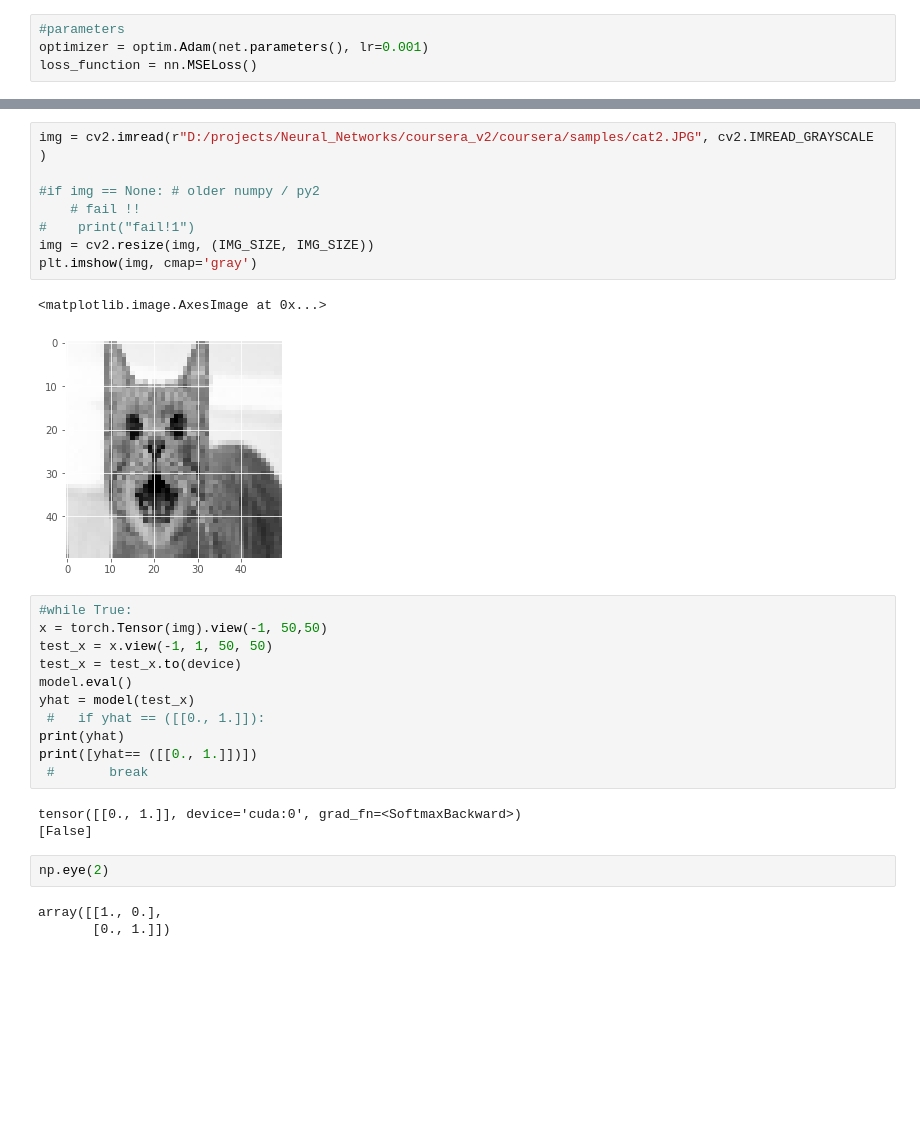
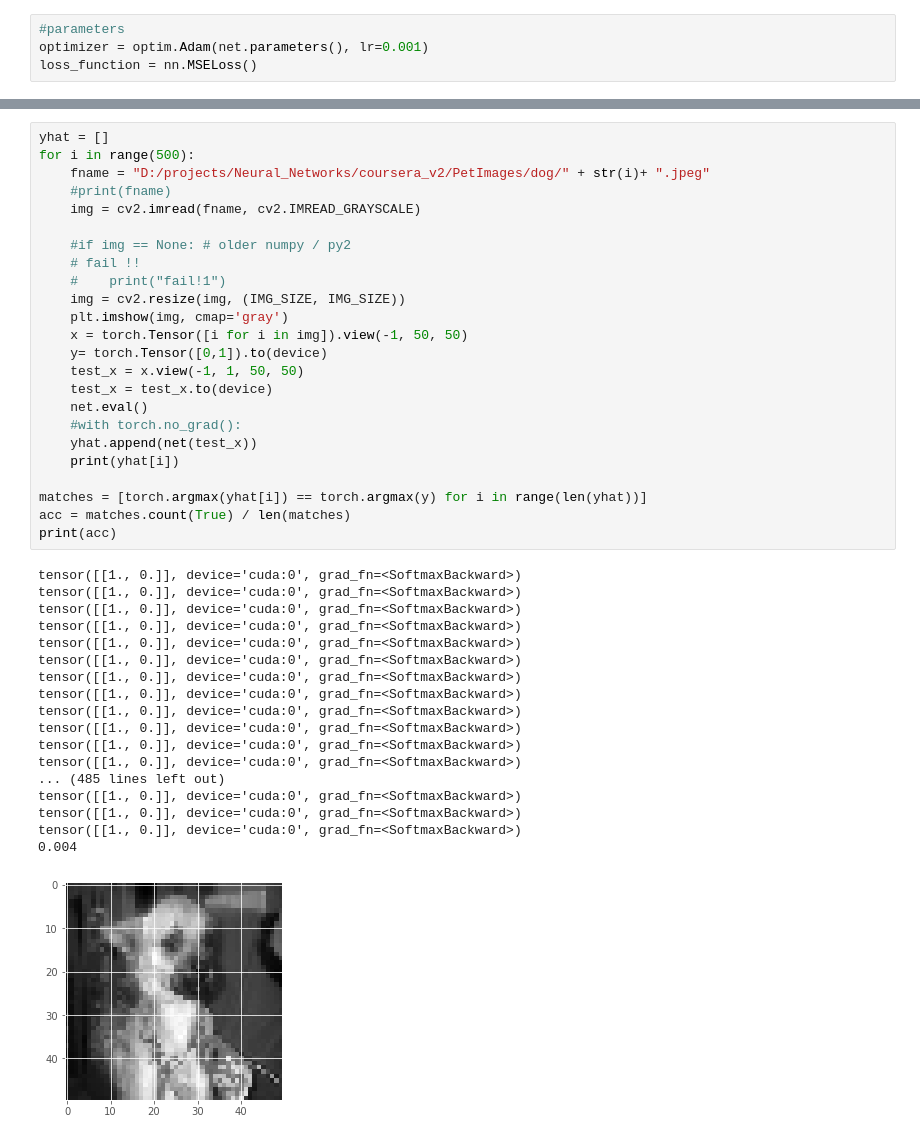
Before and after one commit to yusuftengriverdi/neural_networks, a Jupyter notebook: CNN_Last.ipynb, the cells around one changed output, grey strips where cells are left out. Cells and saved outputs as stored; diff of their text form; blank space fills up the shorter version.

```diff
--- a/CNN_Last.ipynb
+++ b/CNN_Last.ipynb
@@ -533,30 +368,43 @@ tensor([[0., 1.]], device='cuda:0', grad_fn=<SoftmaxBackward>)
-# %%
-img = cv2.imread(r"D:/projects/Neural_Networks/coursera_v2/coursera/samples/cat2.JPG", cv2.IMREAD_GRAYSCALE )
-
-#if img == None: # older numpy / py2
-    # fail !!
-#    print("fail!1")
-img = cv2.resize(img, (IMG_SIZE, IMG_SIZE))
-plt.imshow(img, cmap='gray')
-# %% [output]
-<matplotlib.image.AxesImage at 0x...>
-[figure, removed]
-# %%
-#while True:
-x = torch.Tensor(img).view(-1, 50,50)
-test_x = x.view(-1, 1, 50, 50)
-test_x = test_x.to(device)
-model.eval()
-yhat = model(test_x)
- #   if yhat == ([[0., 1.]]):
-print(yhat)
-print([yhat== ([[0., 1.]])])
- #       break
-# %% [output]
-tensor([[0., 1.]], device='cuda:0', grad_fn=<SoftmaxBackward>)
-[False]
-# %%
-np.eye(2)
-# %% [output]
-array([[1., 0.],
-       [0., 1.]])
+# %%
+yhat = []
+for i in range(500):
+    fname = "D:/projects/Neural_Networks/coursera_v2/PetImages/dog/" + str(i)+ ".jpeg"
+    #print(fname)
+    img = cv2.imread(fname, cv2.IMREAD_GRAYSCALE)
+
+    #if img == None: # older numpy / py2
+    # fail !!
+    #    print("fail!1")
+    img = cv2.resize(img, (IMG_SIZE, IMG_SIZE))
+    plt.imshow(img, cmap='gray')
+    x = torch.Tensor([i for i in img]).view(-1, 50, 50)
+    y= torch.Tensor([0,1]).to(device)
+    test_x = x.view(-1, 1, 50, 50)
+    test_x = test_x.to(device)
+    net.eval()
+    #with torch.no_grad():
+    yhat.append(net(test_x))
+    print(yhat[i])
+
+matches = [torch.argmax(yhat[i]) == torch.argmax(y) for i in range(len(yhat))]
+acc = matches.count(True) / len(matches)
+print(acc)
+# %% [output]
+tensor([[1., 0.]], device='cuda:0', grad_fn=<SoftmaxBackward>)
+tensor([[1., 0.]], device='cuda:0', grad_fn=<SoftmaxBackward>)
+tensor([[1., 0.]], device='cuda:0', grad_fn=<SoftmaxBackward>)
+tensor([[1., 0.]], device='cuda:0', grad_fn=<SoftmaxBackward>)
+tensor([[1., 0.]], device='cuda:0', grad_fn=<SoftmaxBackward>)
+tensor([[1., 0.]], device='cuda:0', grad_fn=<SoftmaxBackward>)
+tensor([[1., 0.]], device='cuda:0', grad_fn=<SoftmaxBackward>)
+tensor([[1., 0.]], device='cuda:0', grad_fn=<SoftmaxBackward>)
+tensor([[1., 0.]], device='cuda:0', grad_fn=<SoftmaxBackward>)
+tensor([[1., 0.]], device='cuda:0', grad_fn=<SoftmaxBackward>)
+tensor([[1., 0.]], device='cuda:0', grad_fn=<SoftmaxBackward>)
+tensor([[1., 0.]], device='cuda:0', grad_fn=<SoftmaxBackward>)
+... (485 lines left out)
+tensor([[1., 0.]], device='cuda:0', grad_fn=<SoftmaxBackward>)
+tensor([[1., 0.]], device='cuda:0', grad_fn=<SoftmaxBackward>)
+tensor([[1., 0.]], device='cuda:0', grad_fn=<SoftmaxBackward>)
+0.004
+[figure, added]
```
Also changed, not shown: parts of 51 cells of this notebook.
